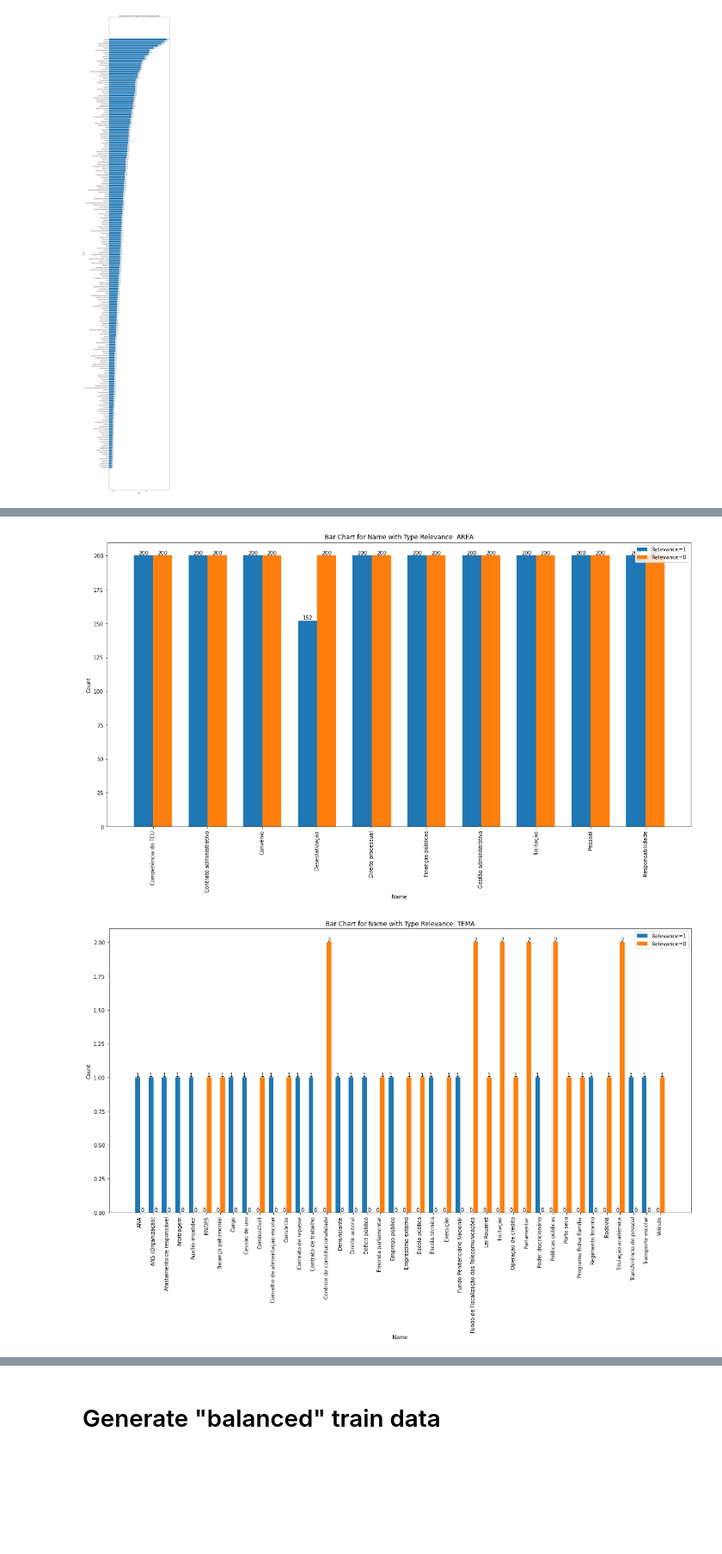
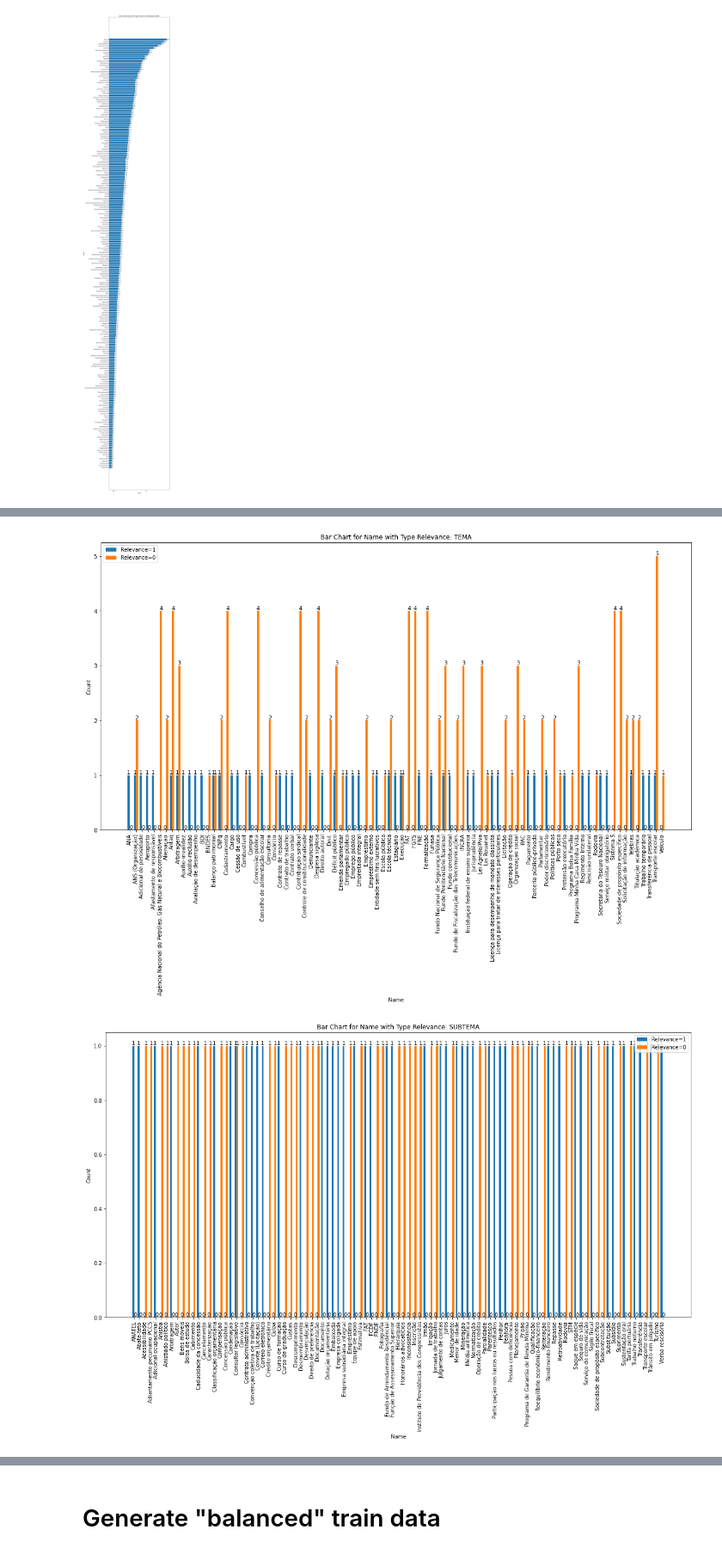
Before and after one commit to marcusborela/ind-ir, a Jupyter notebook: code/generate_train_data_juris_tcu_index.ipynb, the cells around one changed output, grey strips where cells are left out. Shown at 86% size. Saved outputs shown, nothing was run; the diff lists cells and outputs as text; code cells hidden in the pictures; blank space fills up the shorter version.

Commit message:
trains data generation: new logic

```diff
--- a/code/generate_train_data_juris_tcu_index.ipynb
+++ b/code/generate_train_data_juris_tcu_index.ipynb
@@ -627,3 +673,6 @@ PATH_TRAIN_DATA_GENERATED_V2 = f"../data/train_juris_tcu_index/train_data_juris_
+# %%
+#PATH_TRAIN_DATA = f"../data/train_juris_tcu_index/train_data_juris_tcu_index_all_data.csv"
+PATH_TRAIN_DATA = f"../data/train_juris_tcu_index/train_data_juris_tcu_index_limit_50_per_doc.csv"
 # %%
 os.path.exists(PATH_TRAIN_DATA)
 # %% [output]
@@ -906,9 +1064,8 @@ for property in list_property:
 # Iterate over each property value in list_property
 for property in list_property:
     if property == 'AREA':
-        top_k = 10
-    else:
-        top_k = 20
+        continue
+    top_k = 50
 
     # Filter the DataFrame for the given property value in TYPE_RELEVANCE and relevance==1
     filtered_df_balanced_relevant = df_balanced[(df_balanced['TYPE_RELEVANCE'] == property) & (df_balanced['RELEVANCE'] == 1)]
@@ -937,32 +1094,32 @@ for property in list_property:
 
     # Create the bar chart
     plt.figure(figsize=(20, 10))
     bars_relevant = plt.bar(x, relevant_counts, width=bar_width, label='Relevance=1')
     bars_irrelevant = plt.bar(x + bar_width, irrelevant_counts, width=bar_width, label='Relevance=0')
 
     # Set the labels and title
     plt.xlabel('Name')
     plt.ylabel('Count')
     plt.title(f'Bar Chart for Name with Type Relevance: {property}')
 
     # Set the x-axis ticks to the names
     plt.xticks(x + bar_width / 2, unique_names, rotation=90)
 
     # Print the number on top of each bar for relevance=1
     for bar in bars_relevant:
         height = bar.get_height()
         plt.text(bar.get_x() + bar.get_width() / 2, height, str(height), ha='center', va='bottom')
 
     # Print the number on top of each bar for relevance=0
     for bar in bars_irrelevant:
         height = bar.get_height()
         plt.text(bar.get_x() + bar.get_width() / 2, height, str(height), ha='center', va='bottom')
 
     # Add a legend
     plt.legend()
 
     # Display the chart
     plt.show()
 # %% [output]
-[figure, old version]
+[figure, new version]
-[figure, old version]
+[figure, new version]
```
Also changed, not shown: parts of 84 cells of this notebook, 9 other files.
